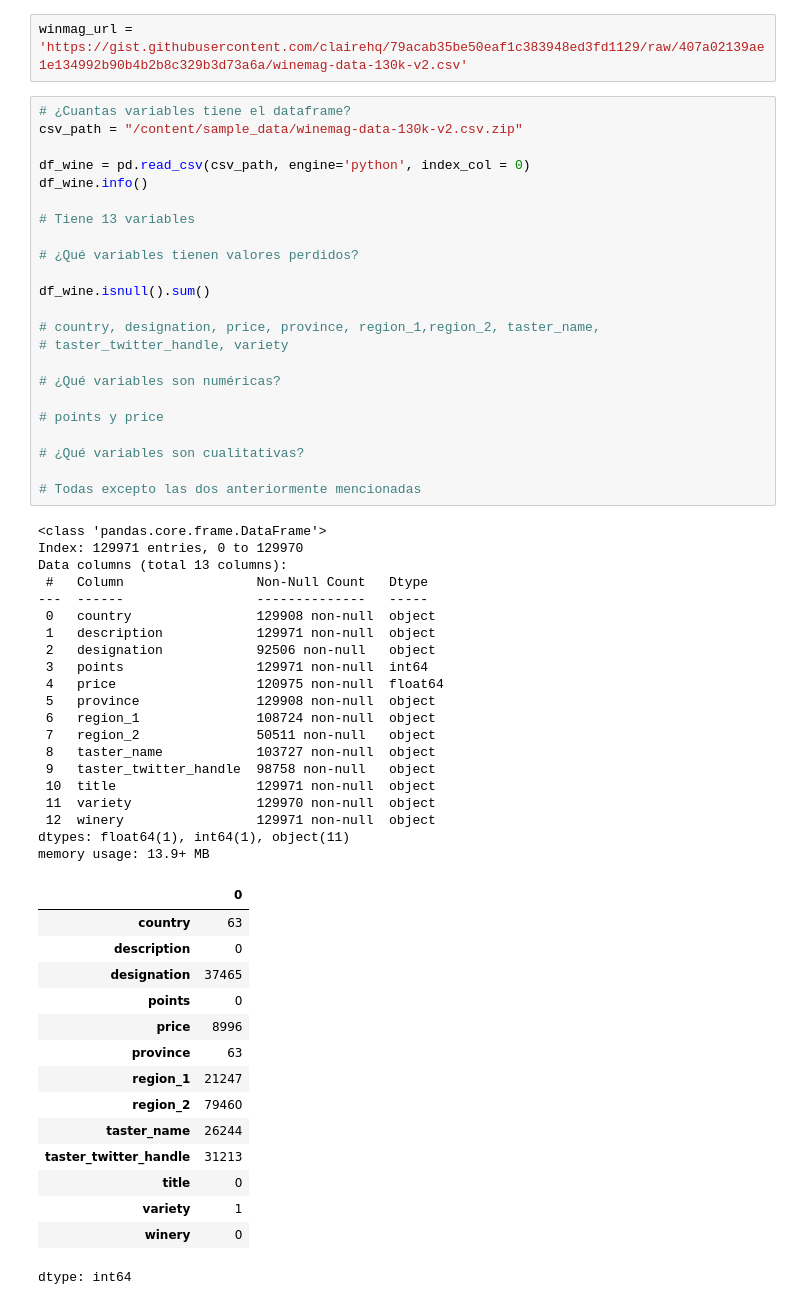
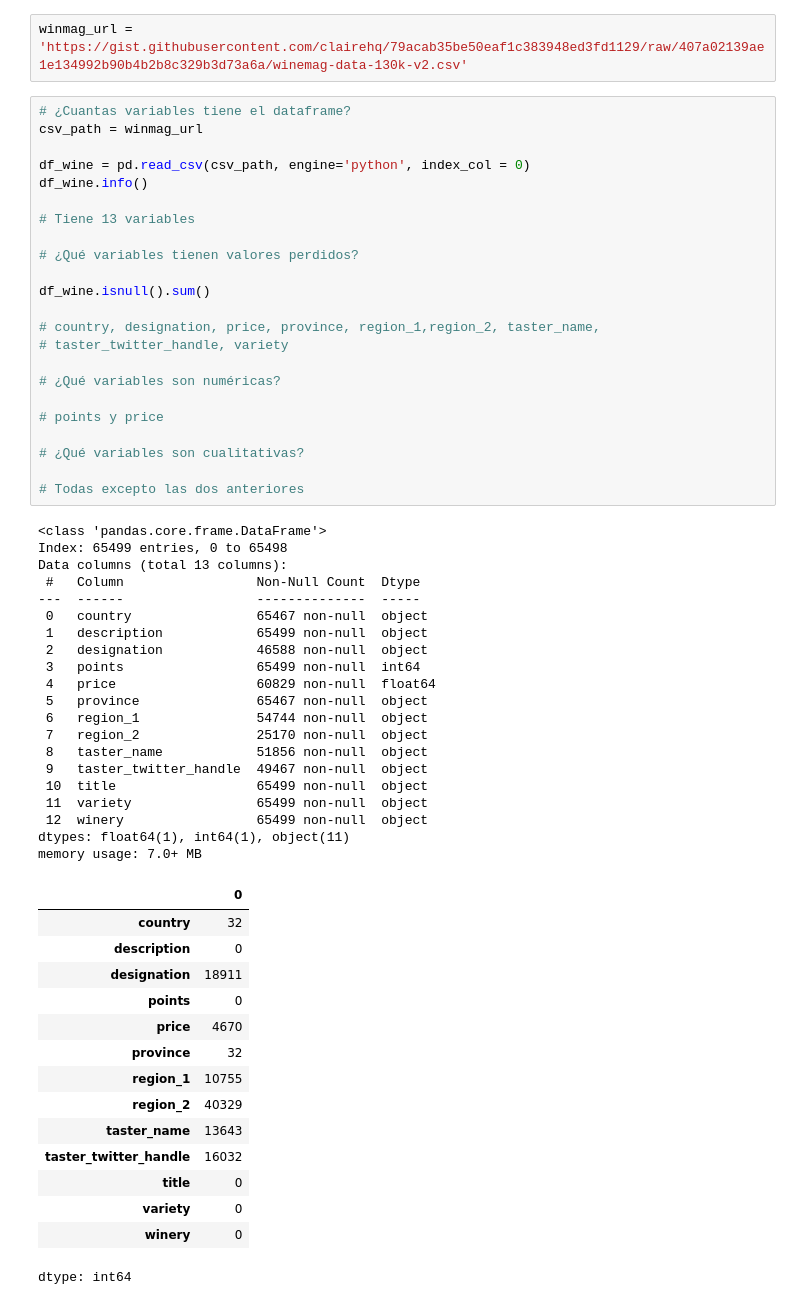
Before and after one commit to Jupazumur/lcc-ia-2026-1, a Jupyter notebook: eval_conocimiento/intro-pandas.ipynb, the cells around one changed output. Cells and saved outputs as stored; diff of their text form.

```diff
--- a/eval_conocimiento/intro-pandas.ipynb
+++ b/eval_conocimiento/intro-pandas.ipynb
@@ -835,61 +835,61 @@ Una vez descargado, usar pandas para las siguientes tareas:
 winmag_url = 'https://gist.githubusercontent.com/clairehq/79acab35be50eaf1c383948ed3fd1129/raw/407a02139ae1e134992b90b4b2b8c329b3d73a6a/winemag-data-130k-v2.csv'
 # %%
 # ¿Cuantas variables tiene el dataframe?
-csv_path = "/content/sample_data/winemag-data-130k-v2.csv.zip"
+csv_path = winmag_url
 
 df_wine = pd.read_csv(csv_path, engine='python', index_col = 0)
 df_wine.info()
 
 # Tiene 13 variables
 
 # ¿Qué variables tienen valores perdidos?
 
 df_wine.isnull().sum()
 
 # country, designation, price, province, region_1,region_2, taster_name,
 # taster_twitter_handle, variety
 
 # ¿Qué variables son numéricas?
 
 # points y price
 
 # ¿Qué variables son cualitativas?
 
-# Todas excepto las dos anteriormente mencionadas
+# Todas excepto las dos anteriores
 # %% [output]
 <class 'pandas.core.frame.DataFrame'>
-Index: 129971 entries, 0 to 129970
+Index: 65499 entries, 0 to 65498
 Data columns (total 13 columns):
- #   Column                 Non-Null Count   Dtype
----  ------                 --------------   -----
- 0   country                129908 non-null  object
- 1   description            129971 non-null  object
- 2   designation            92506 non-null   object
- 3   points                 129971 non-null  int64
- 4   price                  120975 non-null  float64
- 5   province               129908 non-null  object
- 6   region_1               108724 non-null  object
- 7   region_2               50511 non-null   object
- 8   taster_name            103727 non-null  object
- 9   taster_twitter_handle  98758 non-null   object
- 10  title                  129971 non-null  object
- 11  variety                129970 non-null  object
- 12  winery                 129971 non-null  object
+ #   Column                 Non-Null Count  Dtype
+---  ------                 --------------  -----
+ 0   country                65467 non-null  object
+ 1   description            65499 non-null  object
+ 2   designation            46588 non-null  object
+ 3   points                 65499 non-null  int64
+ 4   price                  60829 non-null  float64
+ 5   province               65467 non-null  object
+ 6   region_1               54744 non-null  object
+ 7   region_2               25170 non-null  object
+ 8   taster_name            51856 non-null  object
+ 9   taster_twitter_handle  49467 non-null  object
+ 10  title                  65499 non-null  object
+ 11  variety                65499 non-null  object
+ 12  winery                 65499 non-null  object
 dtypes: float64(1), int64(1), object(11)
-memory usage: 13.9+ MB
+memory usage: 7.0+ MB
 |  | 0 |
-| country | 63 |
+| country | 32 |
 | description | 0 |
-| designation | 37465 |
+| designation | 18911 |
 | points | 0 |
-| price | 8996 |
-| province | 63 |
-| region_1 | 21247 |
-| region_2 | 79460 |
-| taster_name | 26244 |
-| taster_twitter_handle | 31213 |
+| price | 4670 |
+| province | 32 |
+| region_1 | 10755 |
+| region_2 | 40329 |
+| taster_name | 13643 |
+| taster_twitter_handle | 16032 |
 | title | 0 |
-| variety | 1 |
+| variety | 0 |
 | winery | 0 |
 dtype: int64
 # %%
```
Also changed, not shown: parts of 6 cells of this notebook.
